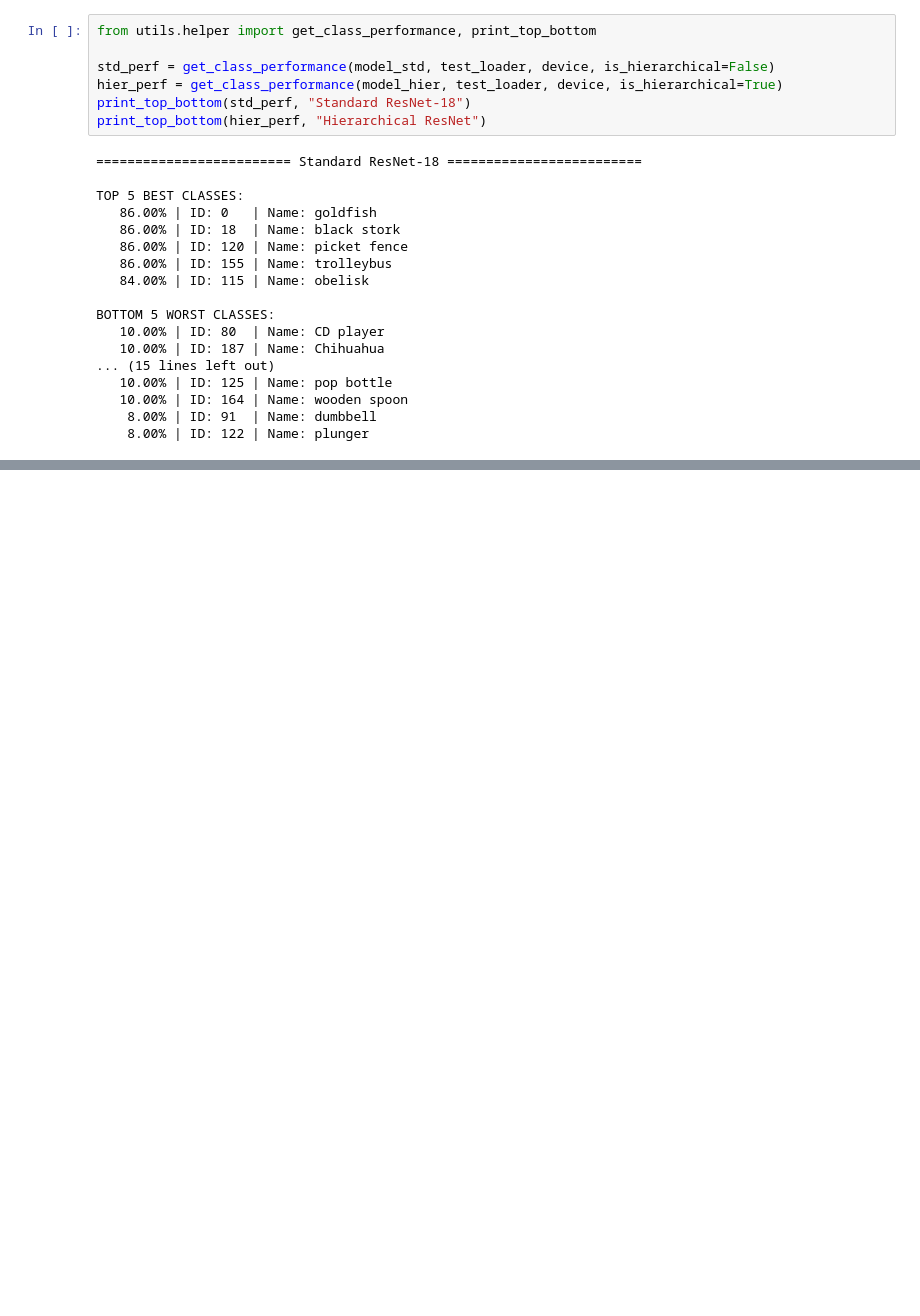
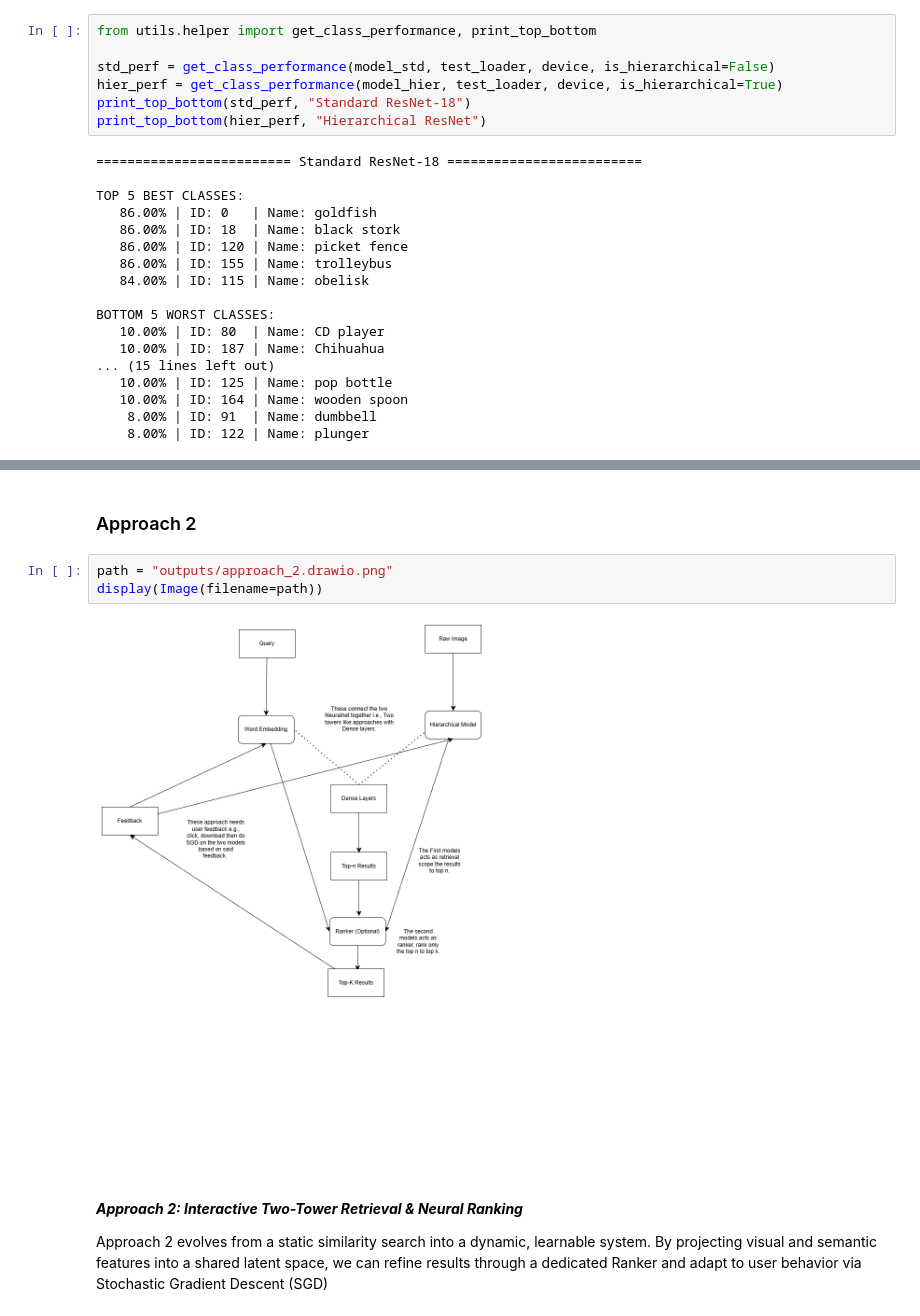
Before and after one commit to noPunintended/tiny_image_class, a Jupyter notebook: notebook/explaination.ipynb, the cells around one changed output, grey strips where cells are left out. Drawn from its saved outputs; the diff is of its cells as text; blank space fills up the shorter version.

```diff
--- a/notebook/explaination.ipynb
+++ b/notebook/explaination.ipynb
@@ -179,0 +239,11 @@ BOTTOM 5 WORST CLASSES:
+# %% [markdown]
+### Approach 2
+# %%
+path = "outputs/approach_2.drawio.png"
+display(Image(filename=path))
+# %% [output]
+[figure, added]
+# %% [markdown]
+***Approach 2: Interactive Two-Tower Retrieval & Neural Ranking***
+
+Approach 2 evolves from a static similarity search into a dynamic, learnable system. By projecting visual and semantic features into a shared latent space, we can refine results through a dedicated Ranker and adapt to user behavior via Stochastic Gradient Descent (SGD)
```
Also changed, not shown: parts of 17 cells of this notebook, 2 other files.
